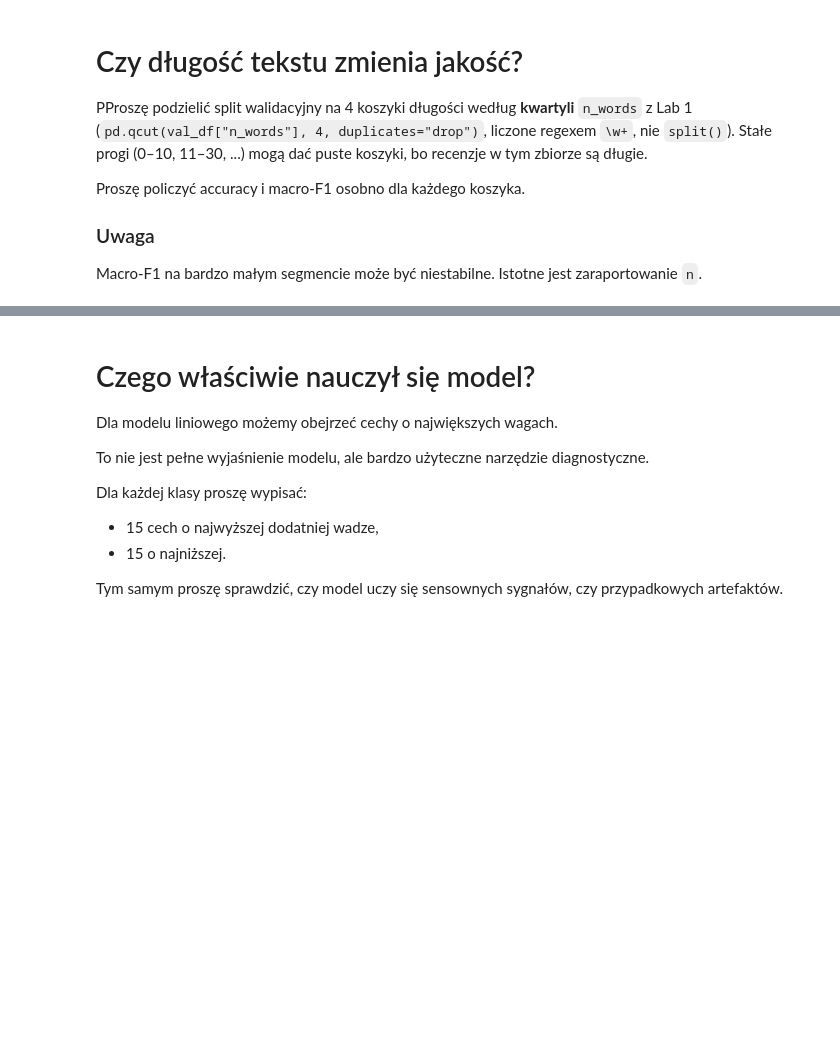
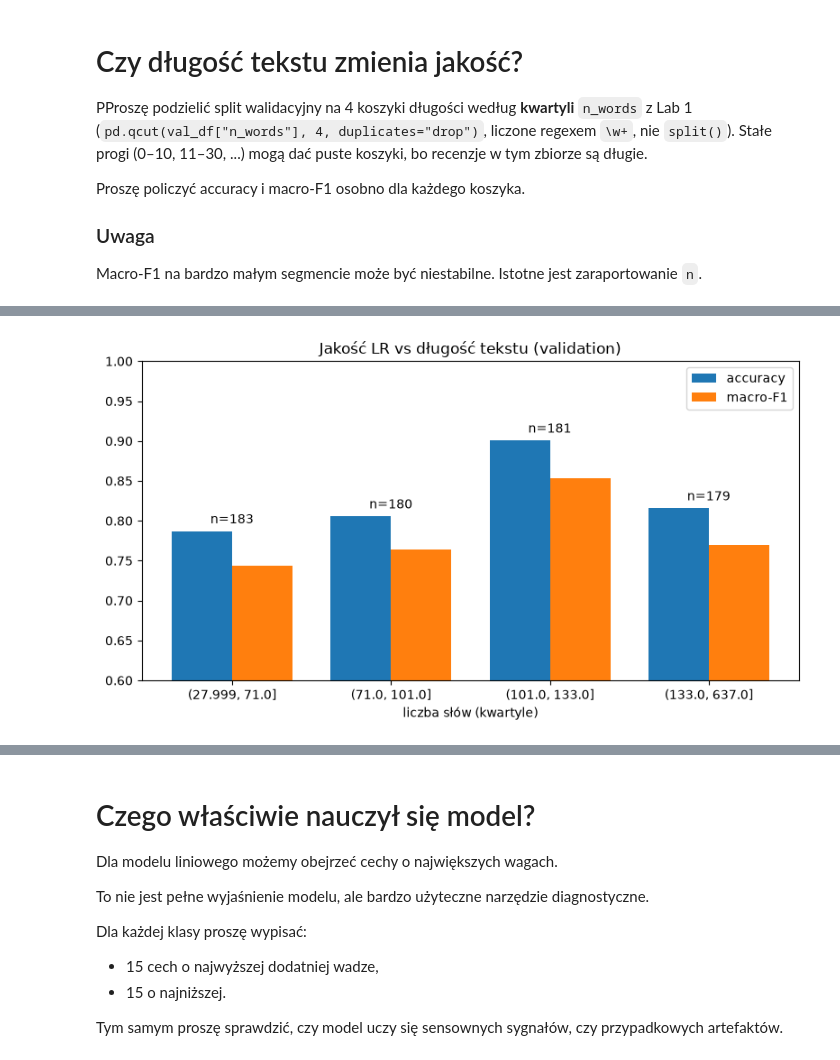
Before and after one commit to Monnkes/nlp, a Jupyter notebook: 002_Baseline.ipynb, the cells around one changed output, grey strips where cells are left out. Cells and saved outputs as stored; diff of their text form; code cells hidden in the pictures; blank space fills up the shorter version.

```diff
--- a/002_Baseline.ipynb
+++ b/002_Baseline.ipynb
@@ -724,3 +832,17 @@ Proszę policzyć accuracy i macro-F1 osobno dla każdego koszyka.
 Macro-F1 na bardzo małym segmencie może być niestabilne. Istotne jest zaraportowanie `n`.
 # %%
 # TODO: przypisanie koszyków i tabela: koszyk | n | accuracy | macro-F1
+
+error_analysis["length_bin"] = pd.qcut(error_analysis["n_words"], 4, duplicates="drop")
+
+length_results = []
+for bin_, g in error_analysis.groupby("length_bin", observed=True):
+    length_results.append({
+        "koszyk": str(bin_),
+        "n": len(g),
+        "accuracy": accuracy_score(g["gold"], g["pred"]),
+        "macro-F1": f1_score(g["gold"], g["pred"], labels=CLASSES, average="macro", zero_division=0),
+    })
+
+length_df = pd.DataFrame(length_results)
+display(length_df.round(3))
@@ -727,2 +864,20 @@ Macro-F1 na bardzo małym segmencie może być niestabilne. Istotne jest zarapor
 # %%
-# TODO: wykres accuracy i macro-F1 vs koszyk (z podaniem n przy każdym słupku)
+x = np.arange(len(length_df))
+w = 0.38
+
+fig, ax = plt.subplots(figsize=(8, 4.5))
+ax.bar(x - w/2, length_df["accuracy"], w, label="accuracy")
+ax.bar(x + w/2, length_df["macro-F1"], w, label="macro-F1")
+
+for i, n in enumerate(length_df["n"]):
+    ax.text(i, max(length_df.loc[i, ["accuracy", "macro-F1"]]) + 0.01, f"n={n}", ha="center")
+
+ax.set_xticks(x, length_df["koszyk"])
+ax.set_xlabel("liczba słów (kwartyle)")
+ax.set_ylim(0.6, 1.0)
+ax.set_title("Jakość LR vs długość tekstu (validation)")
+ax.legend()
+plt.tight_layout()
+plt.show()
+# %% [output]
+[figure, added]
```
Also changed, not shown: parts of 21 cells of this notebook.
